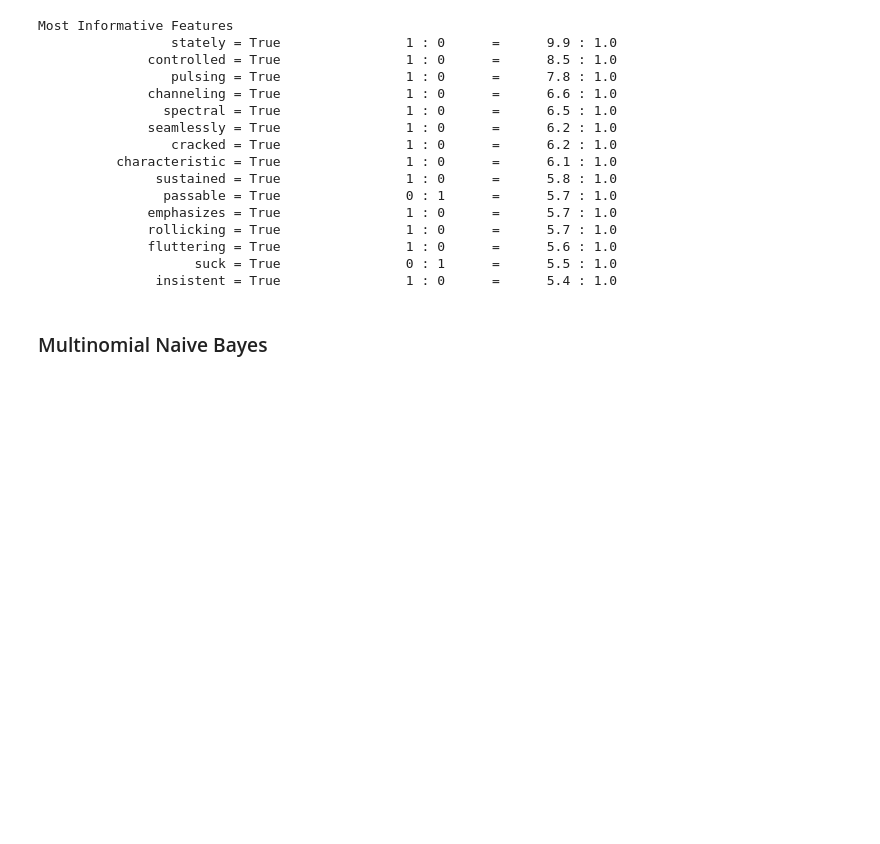
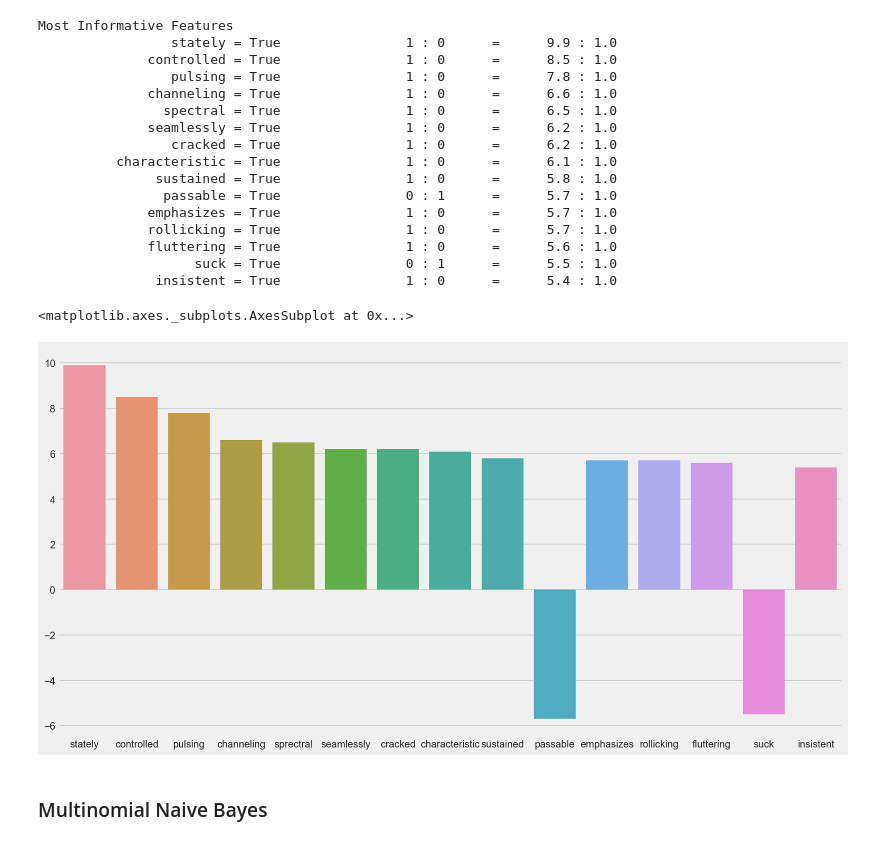
Before and after one commit to ExSidius/Pitchfork-Sentiment, a Jupyter notebook: Pitchfork Sentiment Analysis.ipynb, the cells around one changed output. Saved outputs shown, nothing was run; the diff lists cells and outputs as text; code cells hidden in the pictures; blank space fills up the shorter version.

```diff
--- a/Pitchfork Sentiment Analysis.ipynb
+++ b/Pitchfork Sentiment Analysis.ipynb
@@ -169,10 +169,10 @@ import numpy as np
 %config InlineBackend.figure_format = 'retina'
 %matplotlib inline
 
-plt.style.use('seaborn-white')
+plt.style.use('fivethirtyeight')
 # Increase figure size
-plt.rcParams['figure.figsize'] = (8, 6)
-plt.rcParams['font.size'] = 17
+plt.rcParams['figure.figsize'] = (15, 8)
+plt.rcParams['font.size'] = 12
 # %% [markdown]
 I renamed Time to Date and decided to use it to index my data.
 # %%
@@ -693,6 +693,14 @@ Most Informative Features
 # %%
 pickle_it(naive_bayes_classifier, 'naive_bayes_classifier')
 naive_bayes_classifier = open_jar('naive_bayes_classifier')
+# %%
+words = ['stately', 'controlled', 'pulsing', 'channeling', 'sprectral', 'seamlessly', 'cracked', 'characteristic', 'sustained', 'passable', 'emphasizes', 'rollicking', 'fluttering', 'suck', 'insistent']
+importance = [9.9, 8.5, 7.8, 6.6, 6.5, 6.2, 6.2, 6.1, 5.8, -5.7, 5.7, 5.7, 5.6, -5.5, 5.4]
+# %%
+sns.barplot(words, importance)
+# %% [output]
+<matplotlib.axes._subplots.AxesSubplot at 0x...>
+[figure, added]
 # %% [markdown]
 ### Multinomial Naive Bayes
 # %%
```
